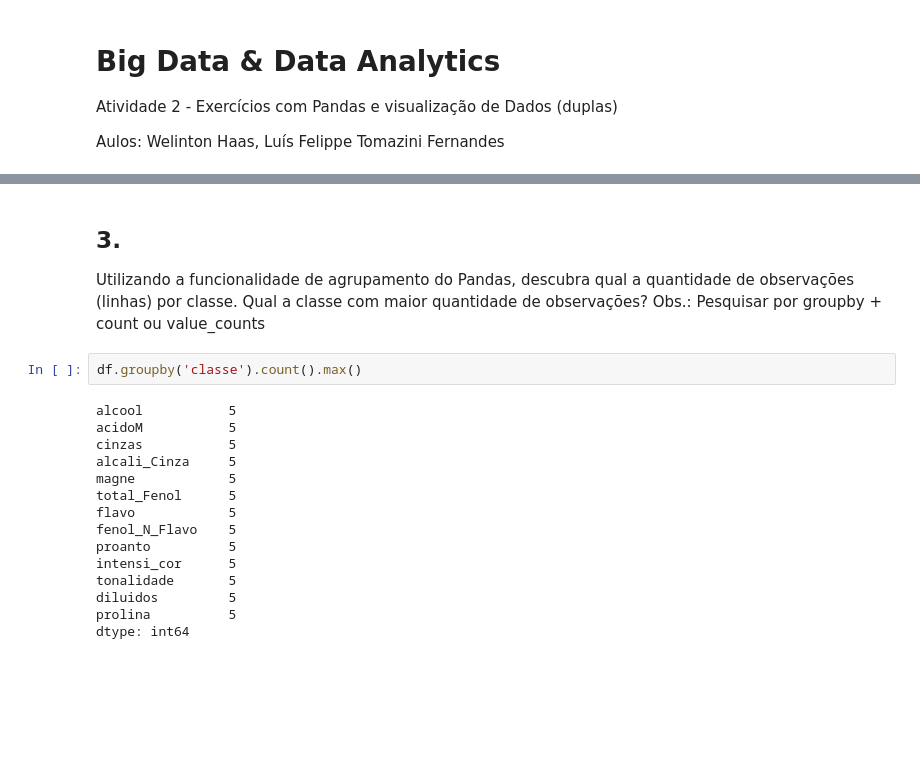
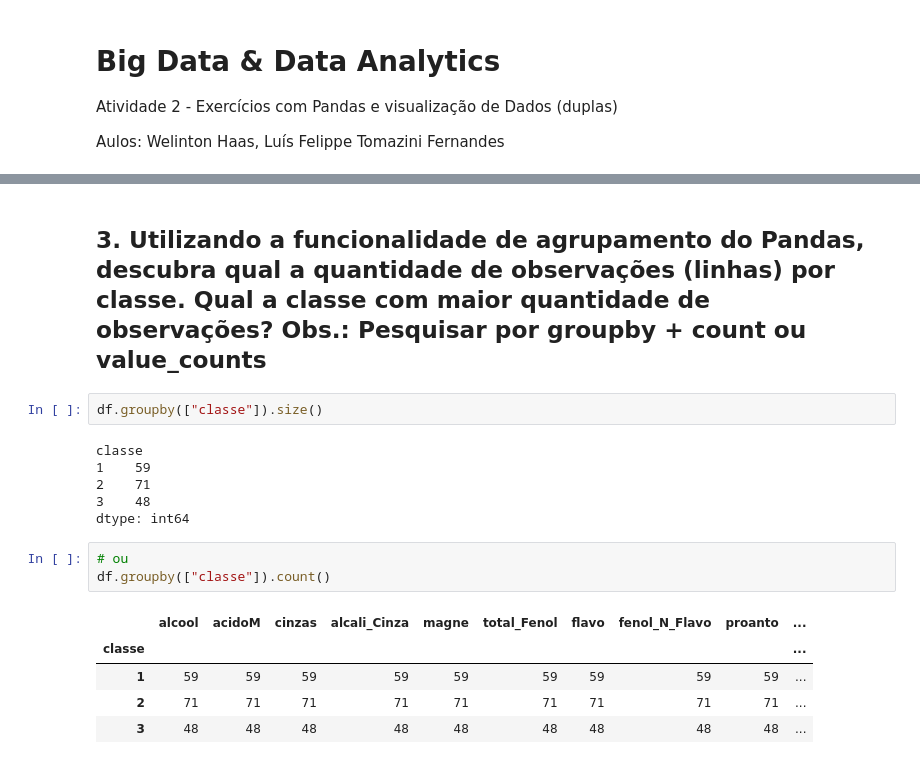
Before and after one commit to EutruTepit/BigData2022, a Jupyter notebook: Trabalhos/Atividade_2_[BIG_DATA].ipynb, the cells around one changed output, grey strips where cells are left out. Drawn from its saved outputs; the diff is of its cells as text; blank space fills up the shorter version.

```diff
--- a/Trabalhos/Atividade_2_[BIG_DATA].ipynb
+++ b/Trabalhos/Atividade_2_[BIG_DATA].ipynb
@@ -75,23 +79,22 @@ Data columns (total 14 columns):
 dtypes: float64(11), int64(3)
 memory usage: 19.6 KB
 # %% [markdown]
-## 3.
-Utilizando a funcionalidade de agrupamento do Pandas, descubra qual a quantidade de observações (linhas) por classe. Qual a classe com maior quantidade de observações? Obs.: Pesquisar por groupby + count ou value_counts
+## 3. Utilizando a funcionalidade de agrupamento do Pandas, descubra qual a quantidade de observações (linhas) por classe. Qual a classe com maior quantidade de observações? Obs.: Pesquisar por groupby + count ou value_counts
 # %%
-df.groupby('classe').count().max()
+df.groupby(["classe"]).size()
 # %% [output]
-alcool           5
-acidoM           5
-cinzas           5
-alcali_Cinza     5
-magne            5
-total_Fenol      5
-flavo            5
-fenol_N_Flavo    5
-proanto          5
-intensi_cor      5
-tonalidade       5
-diluidos         5
-prolina          5
+classe
+1    59
+2    71
+3    48
 dtype: int64
+# %%
+# ou
+df.groupby(["classe"]).count()
+# %% [output]
+|  | alcool | acidoM | cinzas | alcali_Cinza | magne | total_Fenol | flavo | fenol_N_Flavo | proanto | ... |
+| classe |  |  |  |  |  |  |  |  |  | ... |
+| 1 | 59 | 59 | 59 | 59 | 59 | 59 | 59 | 59 | 59 | ... |
+| 2 | 71 | 71 | 71 | 71 | 71 | 71 | 71 | 71 | 71 | ... |
+| 3 | 48 | 48 | 48 | 48 | 48 | 48 | 48 | 48 | 48 | ... |
 # %% [markdown]
```
Also changed, not shown: parts of 23 cells of this notebook.
